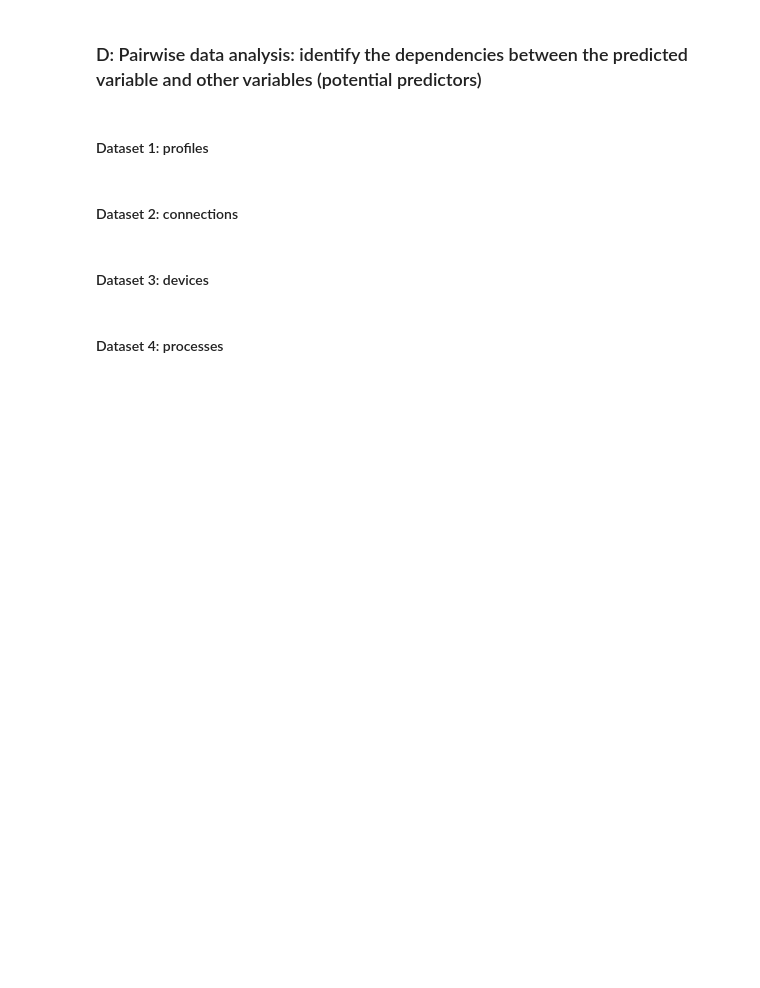
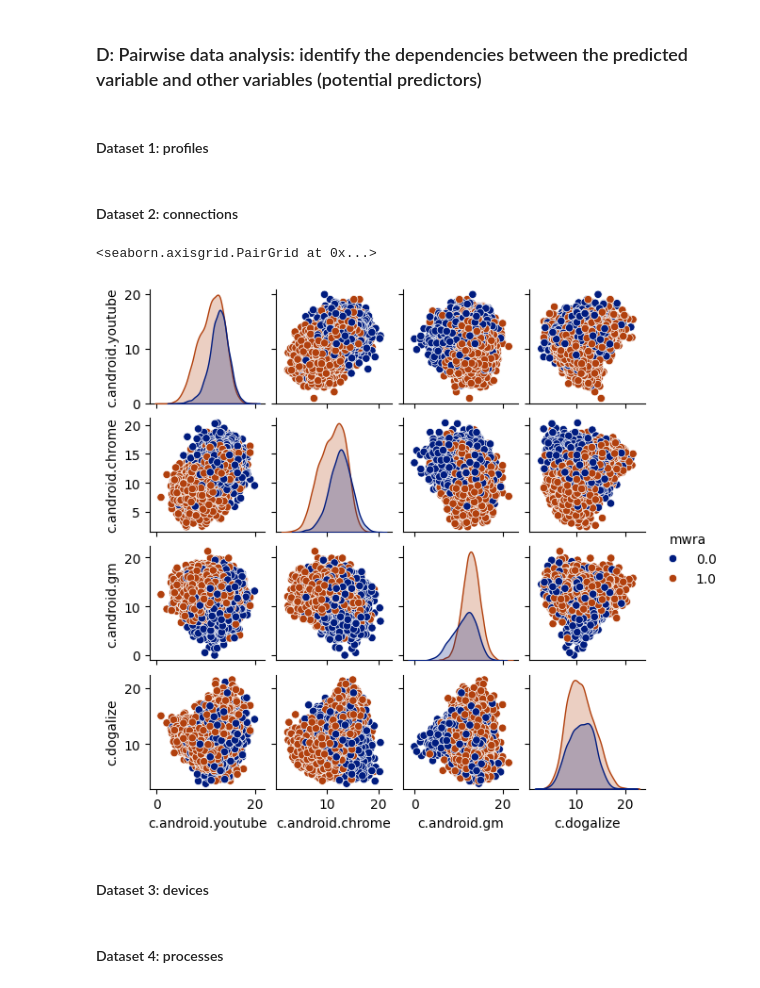
Before and after one commit to myrres0/IAU-2024, a Jupyter notebook: phase-1.ipynb, the cells around one changed output. Saved outputs shown, nothing was run; the diff lists cells and outputs as text; code cells hidden in the pictures; blank space fills up the shorter version.

```diff
--- a/phase-1.ipynb
+++ b/phase-1.ipynb
@@ -430,6 +490,11 @@ As we can see above, this is negative skewed distribution. The most values are b
 #### Dataset 1: profiles
 # %% [markdown]
 #### Dataset 2: connections
+# %%
+sns.pairplot(connections_data[['mwra','c.android.youtube', 'c.android.chrome', 'c.android.gm', 'c.dogalize']], hue='mwra', palette='dark', diag_kind='kde', height=1.5)
+# %% [output]
+<seaborn.axisgrid.PairGrid at 0x...>
+[figure, added]
 # %% [markdown]
 #### Dataset 3: devices
 # %% [markdown]
```
Also changed, not shown: parts of 20 cells of this notebook.
